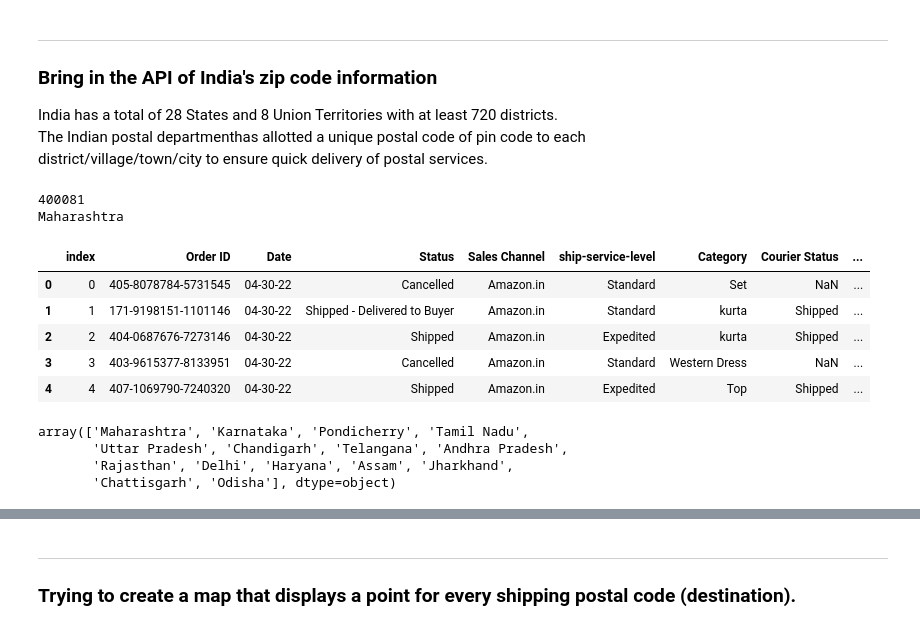
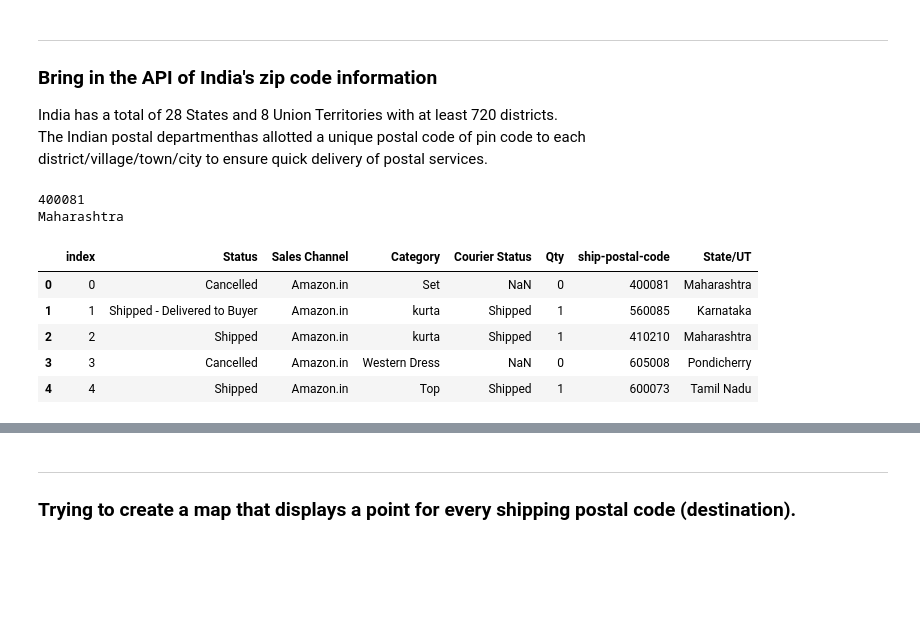
Before and after one commit to brianna-mitri/project-1, a Jupyter notebook: MS_Work/geography.ipynb, the cells around one changed output, grey strips where cells are left out. Cells and saved outputs as stored; diff of their text form; code cells hidden in the pictures; blank space fills up the shorter version.

```diff
--- a/MS_Work/geography.ipynb
+++ b/MS_Work/geography.ipynb
@@ -35,6 +36,6 @@ zipcode_df.head()
 | 4 | 4 | 407-1069790-7240320 | 04-30-22 | Shipped | Amazon | Amazon.in | Expedited | JNE3671 | JNE3671-TU-XXXL | ... |
 5 rows × 24 columns
 # %%
-zipcode_df.drop(['Fulfilment', 'ship-country', 'promotion-ids', 'B2B', 'fulfilled-by', 'Unnamed: 22', 'Style', 'SKU', 'Size', 'ASIN' ],axis=1, inplace=True)
+zipcode_df.drop(['Order ID', 'Date', 'Fulfilment', 'ship-service-level', 'Style', 'SKU', 'currency', 'Amount', 'ship-city', 'ship-state', 'ship-country', 'promotion-ids', 'B2B', 'fulfilled-by', 'Unnamed: 22', 'Style', 'SKU', 'Size', 'ASIN' ],axis=1, inplace=True)
 zipcode_df.head()
 # %% [output]
@@ -66,43 +67,36 @@ district/village/town/city to ensure quick delivery of postal services.
 # %%
 # API base URL
 url = "https://api.postalpincode.in/pincode/"
 state_data = []
 
 # Counters
-record_count = 1
-set_count = 1
+# record_count = 1
+# set_count = 1
 
 print(zipcode_df_cleaned['ship-postal-code'][0]) #test
 state_url = url + str(zipcode_df_cleaned['ship-postal-code'][0])
 state_info = requests.get(state_url).json()
 print(state_info[0]["PostOffice"][0]["State"]) #test
+
 
 # Loop through all the zip codes to pull the state
 for zipcode in zipcode_df_cleaned['ship-postal-code']:
     state_url = url + str(zipcode)
     try:
         state_info = requests.get(state_url).json()
         state_name = state_info[0]["PostOffice"][0]["State"]
         state_data.append(state_name)
     except: # need except for all try blocks
         print("Zip code not found. Skipping...")
 
 zipcode_df_cleaned["State/UT"] = state_data
 zipcode_df_cleaned.head()
 # %% [output]
 400081
 Maharashtra
-|  | index | Order ID | Date | Status | Sales Channel | ship-service-level | Category | Courier Status | ... |
-| 0 | 0 | 405-8078784-5731545 | 04-30-22 | Cancelled | Amazon.in | Standard | Set | NaN | ... |
-| 1 | 1 | 171-9198151-1101146 | 04-30-22 | Shipped - Delivered to Buyer | Amazon.in | Standard | kurta | Shipped | ... |
-| 2 | 2 | 404-0687676-7273146 | 04-30-22 | Shipped | Amazon.in | Expedited | kurta | Shipped | ... |
-| 3 | 3 | 403-9615377-8133951 | 04-30-22 | Cancelled | Amazon.in | Standard | Western Dress | NaN | ... |
-| 4 | 4 | 407-1069790-7240320 | 04-30-22 | Shipped | Amazon.in | Expedited | Top | Shipped | ... |
+|  | index | Status | Sales Channel | Category | Courier Status | Qty | ship-postal-code | State/UT |
+| 0 | 0 | Cancelled | Amazon.in | Set | NaN | 0 | 400081 | Maharashtra |
+| 1 | 1 | Shipped - Delivered to Buyer | Amazon.in | kurta | Shipped | 1 | 560085 | Karnataka |
+| 2 | 2 | Shipped | Amazon.in | kurta | Shipped | 1 | 410210 | Maharashtra |
+| 3 | 3 | Cancelled | Amazon.in | Western Dress | NaN | 0 | 605008 | Pondicherry |
+| 4 | 4 | Shipped | Amazon.in | Top | Shipped | 1 | 600073 | Tamil Nadu |
-# %%
-state_list = zipcode_df_cleaned['State/UT'].unique()
-state_list
-# %% [output]
-array(['Maharashtra', 'Karnataka', 'Pondicherry', 'Tamil Nadu',
-       'Uttar Pradesh', 'Chandigarh', 'Telangana', 'Andhra Pradesh',
-       'Rajasthan', 'Delhi', 'Haryana', 'Assam', 'Jharkhand',
-       'Chattisgarh', 'Odisha'], dtype=object)
```
Also changed, not shown: parts of 16 cells of this notebook.
